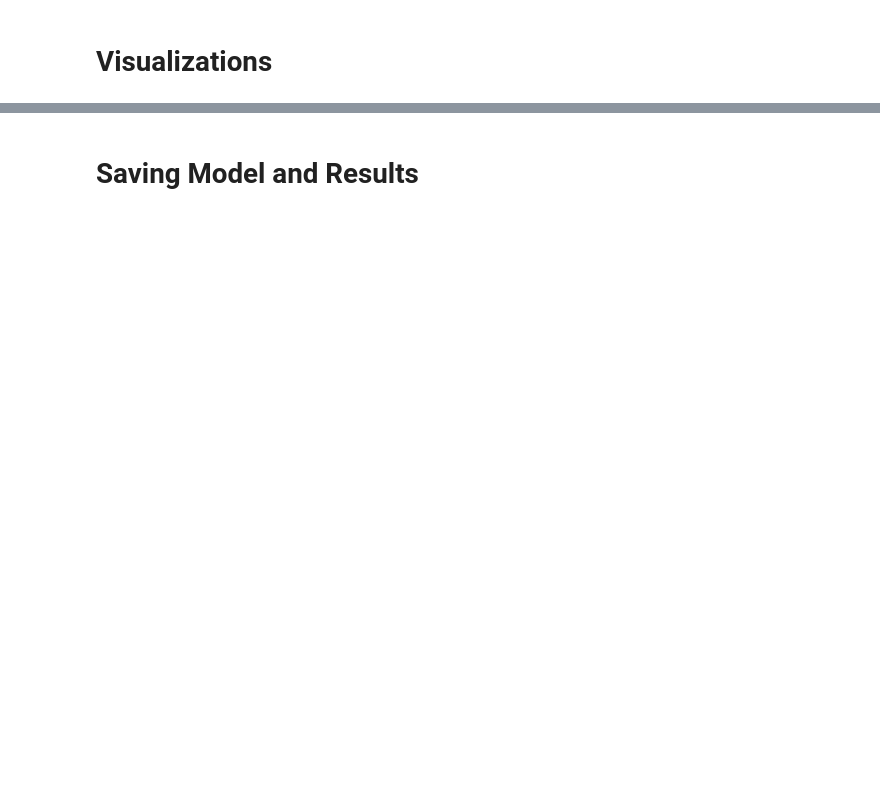
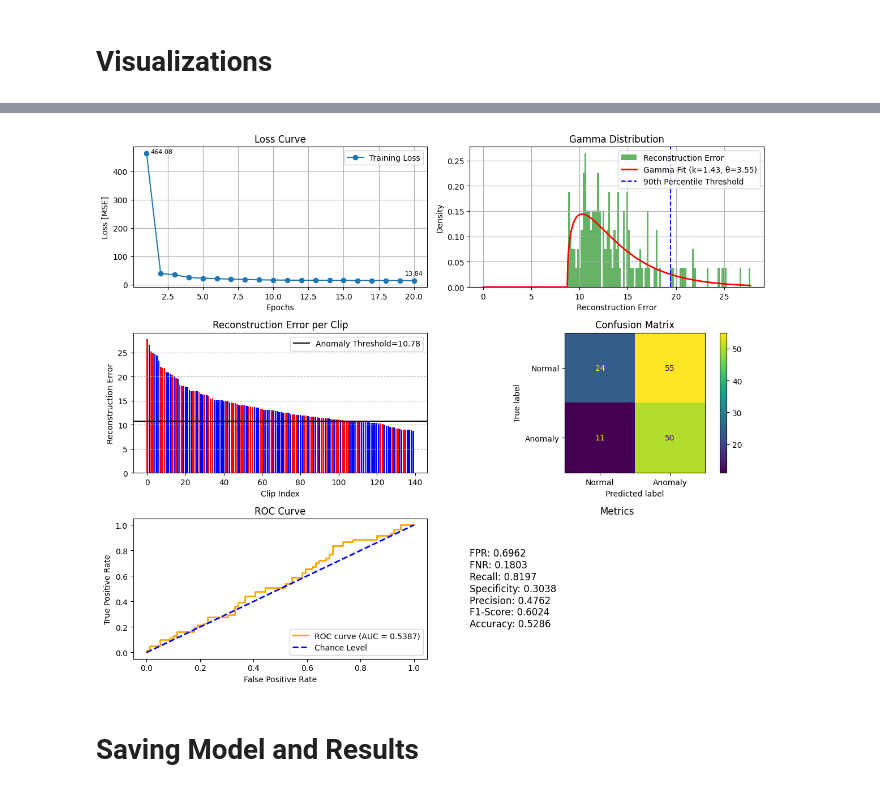
Before and after one commit to mafl20/MasterThesis, a Jupyter notebook: main_ae2.ipynb, the cells around one changed output, grey strips where cells are left out. Drawn from its saved outputs; the diff is of its cells as text; code cells hidden in the pictures; blank space fills up the shorter version.

```diff
--- a/main_ae2.ipynb
+++ b/main_ae2.ipynb
@@ -760,3 +795,96 @@ plt.show()
+# %%
+anomaly_labels = (values > best_threshold).astype(int)
+
+cm = confusion_matrix(binary_labels, anomaly_labels.astype(int))
+
+TN, FP, FN, TP = cm.ravel()
+
+fpr = FP / (FP + TN) if (FP + TN) > 0 else 0
+fnr = FN / (FN + TP) if (FN + TP) > 0 else 0
+recall = TP / (TP + FN) if (TP + FN) > 0 else 0
+specificity = TN / (TN + FP) if (TN + FP) > 0 else 0
+precision = TP / (TP + FP) if (TP + FP) > 0 else 0
+f1_score = 2 * (precision * recall) / (precision + recall) if (precision + recall) > 0 else 0
+accuracy = (TP + TN) / (TP + TN + FP + FN)
+# %%
+combined_results_figure, axes = plt.subplots(3,2, figsize=(12, 10))
+axes = axes.flatten()
+
+
+#> Loss Curve
+axes[0].plot(epochs_range, training_losses, label='Training Loss', marker='o')
+axes[0].annotate(
+    f'{training_losses[0]:.2f}',
+    (epochs_range[0], training_losses[0]),
+    textcoords="offset points",
+    xytext=(5,0),
+    ha='left',
+    fontsize=8
+)
+axes[0].annotate(
+    f'{training_losses[-1]:.2f}',
+    (epochs_range[-1], training_losses[-1]),
+    textcoords="offset points",
+    xytext=(0,7),
+    ha='center',
+    fontsize=8
+)
+axes[0].set_title('Loss Curve')
+axes[0].set_xlabel('Epochs')
+axes[0].set_ylabel('Loss [MSE]')
+axes[0].legend()
+axes[0].grid()
+
+
+#> Gamma Distribution
+axes[1].hist(values, bins=100, density=True, color='green', alpha=0.6, label='Reconstruction Error')
+axes[1].plot(x, gamma_pdf, 'r-', lw=2, label=f'Gamma Fit (k={shape:.2f}, θ={scale:.2f})')
+axes[1].axvline(gamma.ppf(0.90, shape, loc=loc, scale=scale), color='b', linestyle='--', label='90th Percentile Threshold')
+axes[1].set_title('Gamma Distribution')
+axes[1].set_xlabel('Reconstruction Error')
+axes[1].set_ylabel('Density')
+axes[1].legend()
+axes[1].grid(True)
+
+
+#> Reconstruction Errors
+axes[2].axhline(y=best_threshold, color='black', linestyle='-', label=f'Anomaly Threshold={best_threshold:.2f}')
+axes[2].bar(range(len(values)), values, color=colors)
+axes[2].set_title('Reconstruction Error per Clip')
+axes[2].set_xlabel('Clip Index')
+axes[2].set_ylabel('Reconstruction Error')
+axes[2].legend()
+axes[2].grid(axis='y', linestyle='--')
+
+
+#> Confusion Matrix
+disp = ConfusionMatrixDisplay(confusion_matrix=cm, display_labels=["Normal", "Anomaly"])
+disp.plot(cmap='viridis', ax=axes[3])
+axes[3].set_title("Confusion Matrix")
+
+
+#> ROC Curve
+axes[4].plot(roc_fpr, roc_tpr, color='orange', lw=2, label=f'ROC curve (AUC = {auc_score:.4f})')
+axes[4].plot([0, 1], [0, 1], color='blue', lw=2, linestyle='--', label='Chance Level')
+axes[4].set_title('ROC Curve')
+axes[4].set_xlabel('False Positive Rate')
+axes[4].set_ylabel('True Positive Rate')
+axes[4].legend(loc='lower right')
+axes[1].grid(True)
+
+
+#> Metrics
+metrics = f"FPR: {fpr:.4f}\nFNR: {fnr:.4f}\nRecall: {recall:.4f}\nSpecificity: {specificity:.4f}\nPrecision: {precision:.4f}\nF1-Score: {f1_score:.4f}\nAccuracy: {accuracy:.4f}"""
+axes[5].axis('off')
+axes[5].text(0, 0.5, metrics, fontsize=12, va='center', wrap=True)
+axes[5].set_title("Metrics")
+
+
+#> Show the plots
+combined_results_figure.tight_layout()
+plt.show()
+# %% [output]
+[figure, added]
 # %% [markdown]
 # Saving Model and Results
 # %%
```
Also changed, not shown: parts of 23 cells of this notebook, 3 other files.
